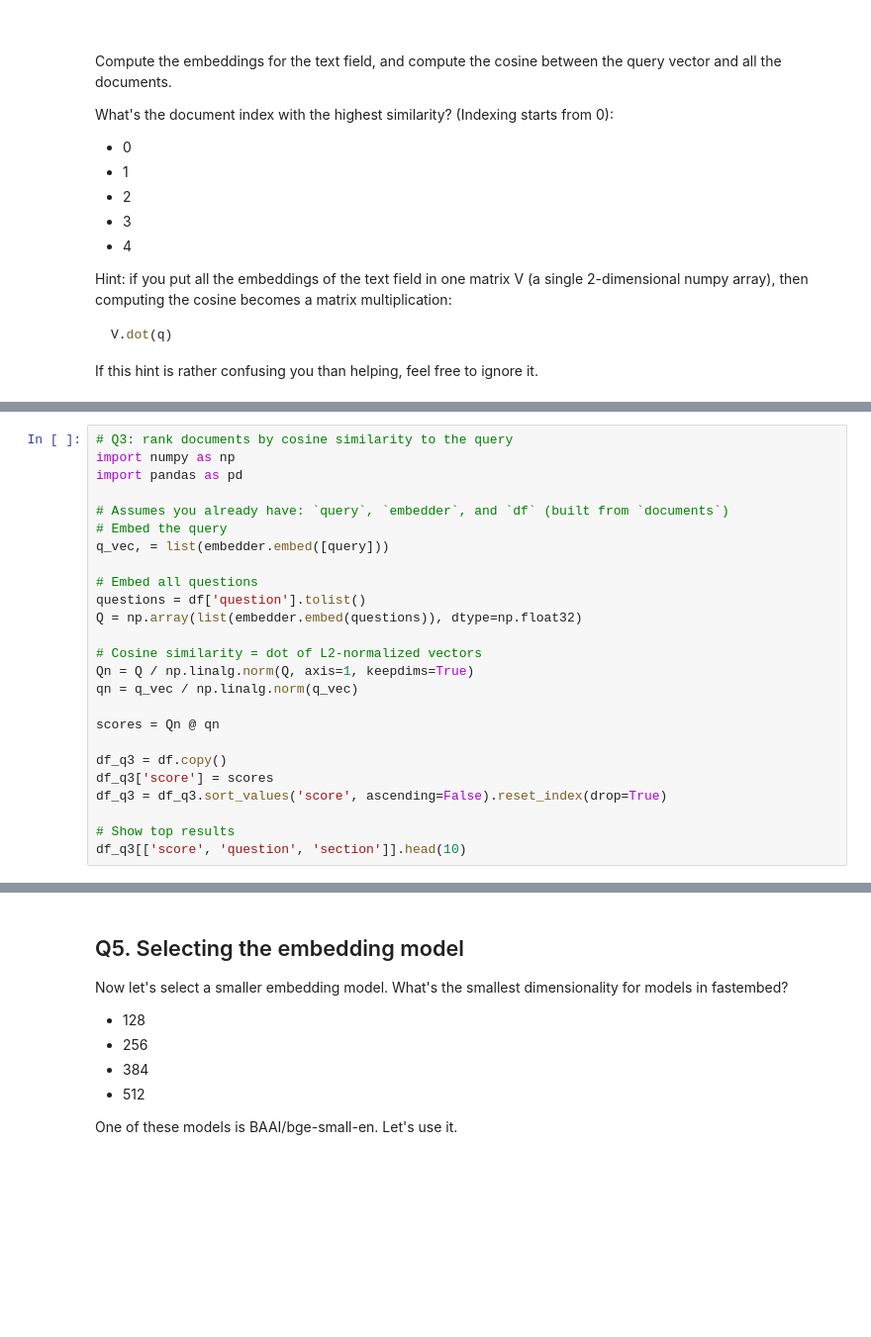
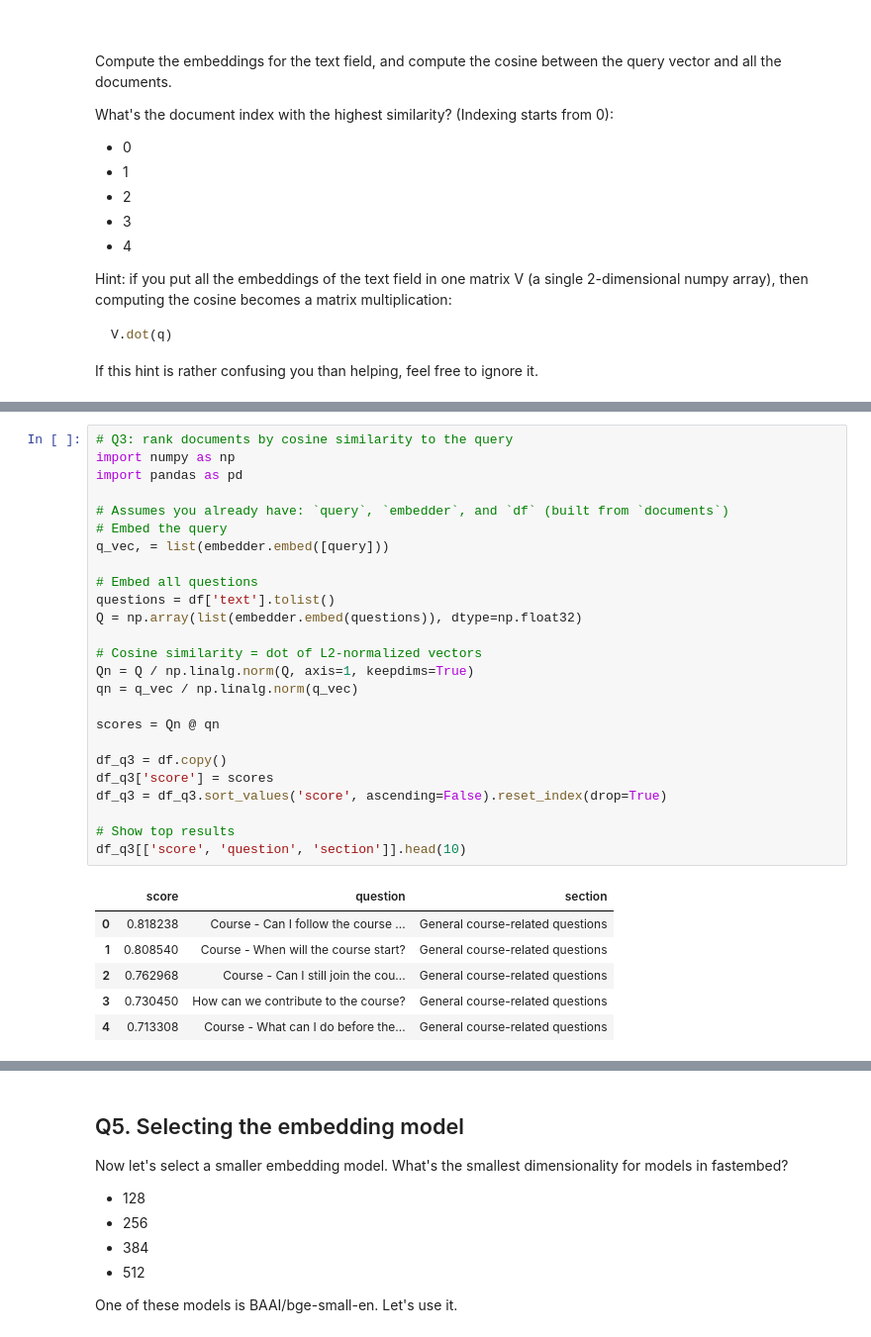
Before and after one commit to akumawavez/LLMzoomcamp2025, a Jupyter notebook: cohorts/2025/homework/02-vector-search/hw2_submission.ipynb, the cells around one changed output, grey strips where cells are left out. Shown at 99% size. Cells and saved outputs as stored; diff of their text form; blank space fills up the shorter version.

```diff
--- a/cohorts/2025/homework/02-vector-search/hw2_submission.ipynb
+++ b/cohorts/2025/homework/02-vector-search/hw2_submission.ipynb
@@ -182,25 +207,32 @@ df
 # %%
 # Q3: rank documents by cosine similarity to the query
 import numpy as np
 import pandas as pd
 
 # Assumes you already have: `query`, `embedder`, and `df` (built from `documents`)
 # Embed the query
 q_vec, = list(embedder.embed([query]))
 
 # Embed all questions
-questions = df['question'].tolist()
+questions = df['text'].tolist()
 Q = np.array(list(embedder.embed(questions)), dtype=np.float32)
 
 # Cosine similarity = dot of L2-normalized vectors
 Qn = Q / np.linalg.norm(Q, axis=1, keepdims=True)
 qn = q_vec / np.linalg.norm(q_vec)
 
 scores = Qn @ qn
 
 df_q3 = df.copy()
 df_q3['score'] = scores
 df_q3 = df_q3.sort_values('score', ascending=False).reset_index(drop=True)
 
 # Show top results
 df_q3[['score', 'question', 'section']].head(10)
+# %% [output]
+|  | score | question | section |
+| 0 | 0.818238 | Course - Can I follow the course ... | General course-related questions |
+| 1 | 0.808540 | Course - When will the course start? | General course-related questions |
+| 2 | 0.762968 | Course - Can I still join the cou... | General course-related questions |
+| 3 | 0.730450 | How can we contribute to the course? | General course-related questions |
+| 4 | 0.713308 | Course - What can I do before the... | General course-related questions |
```
Also changed, not shown: parts of 21 cells of this notebook.
